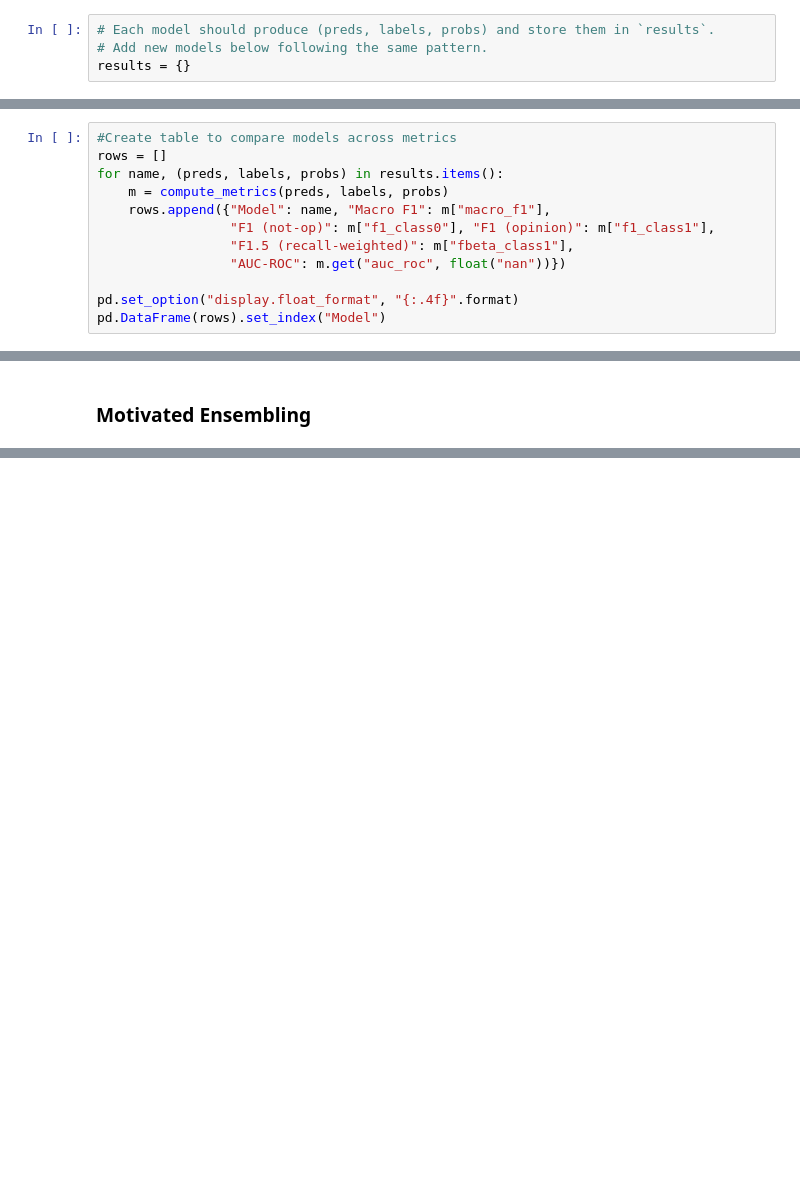
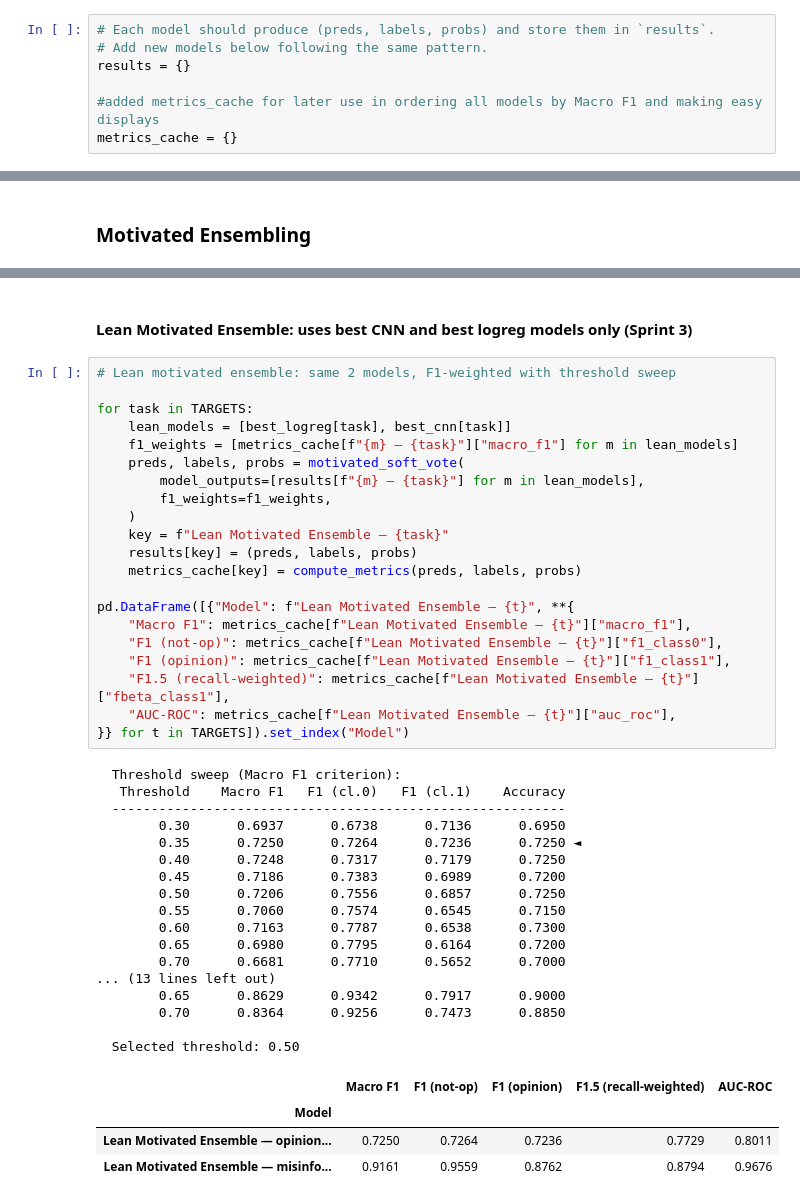
Before and after one commit to shiaoligreen/misinformation, a Jupyter notebook: 581_Sprint_3/src/Sprint_3.ipynb, the cells around one changed output, grey strips where cells are left out. Cells and saved outputs as stored; diff of their text form; blank space fills up the shorter version.

```diff
--- a/581_Sprint_3/src/Sprint_3.ipynb
+++ b/581_Sprint_3/src/Sprint_3.ipynb
@@ -44,6 +45,9 @@ Train: 600 | Dev: 200
 # Each model should produce (preds, labels, probs) and store them in `results`.
 # Add new models below following the same pattern.
 results = {}
+
+#added metrics_cache for later use in ordering all models by Macro F1 and making easy displays
+metrics_cache = {}
 # %% [markdown]
 #### CNN Baseline
 # %%
@@ -250,12 +272,0 @@ Epoch  13 | loss=0.0514 | avg_dev_f1=0.8684 (misinformation_label: 0.8684)
-# %%
-#Create table to compare models across metrics
-rows = []
-for name, (preds, labels, probs) in results.items():
-    m = compute_metrics(preds, labels, probs)
-    rows.append({"Model": name, "Macro F1": m["macro_f1"],
-                 "F1 (not-op)": m["f1_class0"], "F1 (opinion)": m["f1_class1"],
-                 "F1.5 (recall-weighted)": m["fbeta_class1"],
-                 "AUC-ROC": m.get("auc_roc", float("nan"))})
-
-pd.set_option("display.float_format", "{:.4f}".format)
-pd.DataFrame(rows).set_index("Model")
@@ -404,0 +412,45 @@ misinformation_label: [0.8784, 0.8889, 0.8889, 0.8773, 0.8742, 0.8609, 0.8684],
+# %% [markdown]
+#### Lean Motivated Ensemble: uses best CNN and best logreg models only (Sprint 3)
+# %%
+# Lean motivated ensemble: same 2 models, F1-weighted with threshold sweep
+
+for task in TARGETS:
+    lean_models = [best_logreg[task], best_cnn[task]]
+    f1_weights = [metrics_cache[f"{m} — {task}"]["macro_f1"] for m in lean_models]
+    preds, labels, probs = motivated_soft_vote(
+        model_outputs=[results[f"{m} — {task}"] for m in lean_models],
+        f1_weights=f1_weights,
+    )
+    key = f"Lean Motivated Ensemble — {task}"
+    results[key] = (preds, labels, probs)
+    metrics_cache[key] = compute_metrics(preds, labels, probs)
+
+pd.DataFrame([{"Model": f"Lean Motivated Ensemble — {t}", **{
+    "Macro F1": metrics_cache[f"Lean Motivated Ensemble — {t}"]["macro_f1"],
+    "F1 (not-op)": metrics_cache[f"Lean Motivated Ensemble — {t}"]["f1_class0"],
+    "F1 (opinion)": metrics_cache[f"Lean Motivated Ensemble — {t}"]["f1_class1"],
+    "F1.5 (recall-weighted)": metrics_cache[f"Lean Motivated Ensemble — {t}"]["fbeta_class1"],
+    "AUC-ROC": metrics_cache[f"Lean Motivated Ensemble — {t}"]["auc_roc"],
+}} for t in TARGETS]).set_index("Model")
+# %% [output]
+  Threshold sweep (Macro F1 criterion):
+   Threshold    Macro F1   F1 (cl.0)   F1 (cl.1)    Accuracy
+  ----------------------------------------------------------
+        0.30      0.6937      0.6738      0.7136      0.6950
+        0.35      0.7250      0.7264      0.7236      0.7250 ◄
+        0.40      0.7248      0.7317      0.7179      0.7250
+        0.45      0.7186      0.7383      0.6989      0.7200
+        0.50      0.7206      0.7556      0.6857      0.7250
+        0.55      0.7060      0.7574      0.6545      0.7150
+        0.60      0.7163      0.7787      0.6538      0.7300
+        0.65      0.6980      0.7795      0.6164      0.7200
+        0.70      0.6681      0.7710      0.5652      0.7000
+... (13 lines left out)
+        0.65      0.8629      0.9342      0.7917      0.9000
+        0.70      0.8364      0.9256      0.7473      0.8850
+
+  Selected threshold: 0.50
+|  | Macro F1 | F1 (not-op) | F1 (opinion) | F1.5 (recall-weighted) | AUC-ROC |
+| Model |  |  |  |  |  |
+| Lean Motivated Ensemble — opinion... | 0.7250 | 0.7264 | 0.7236 | 0.7729 | 0.8011 |
+| Lean Motivated Ensemble — misinfo... | 0.9161 | 0.9559 | 0.8762 | 0.8794 | 0.9676 |
```
Also changed, not shown: parts of 30 cells of this notebook.
